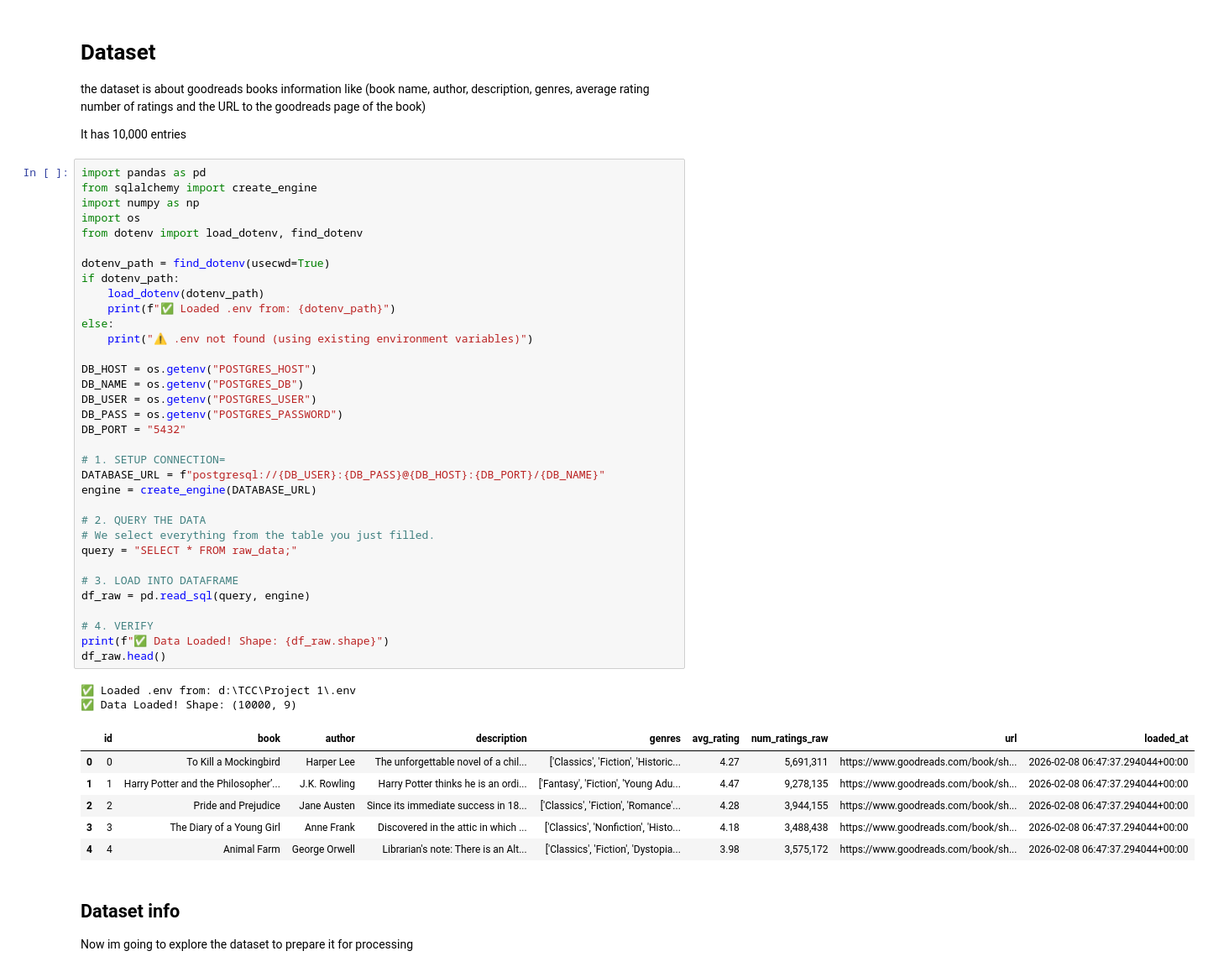
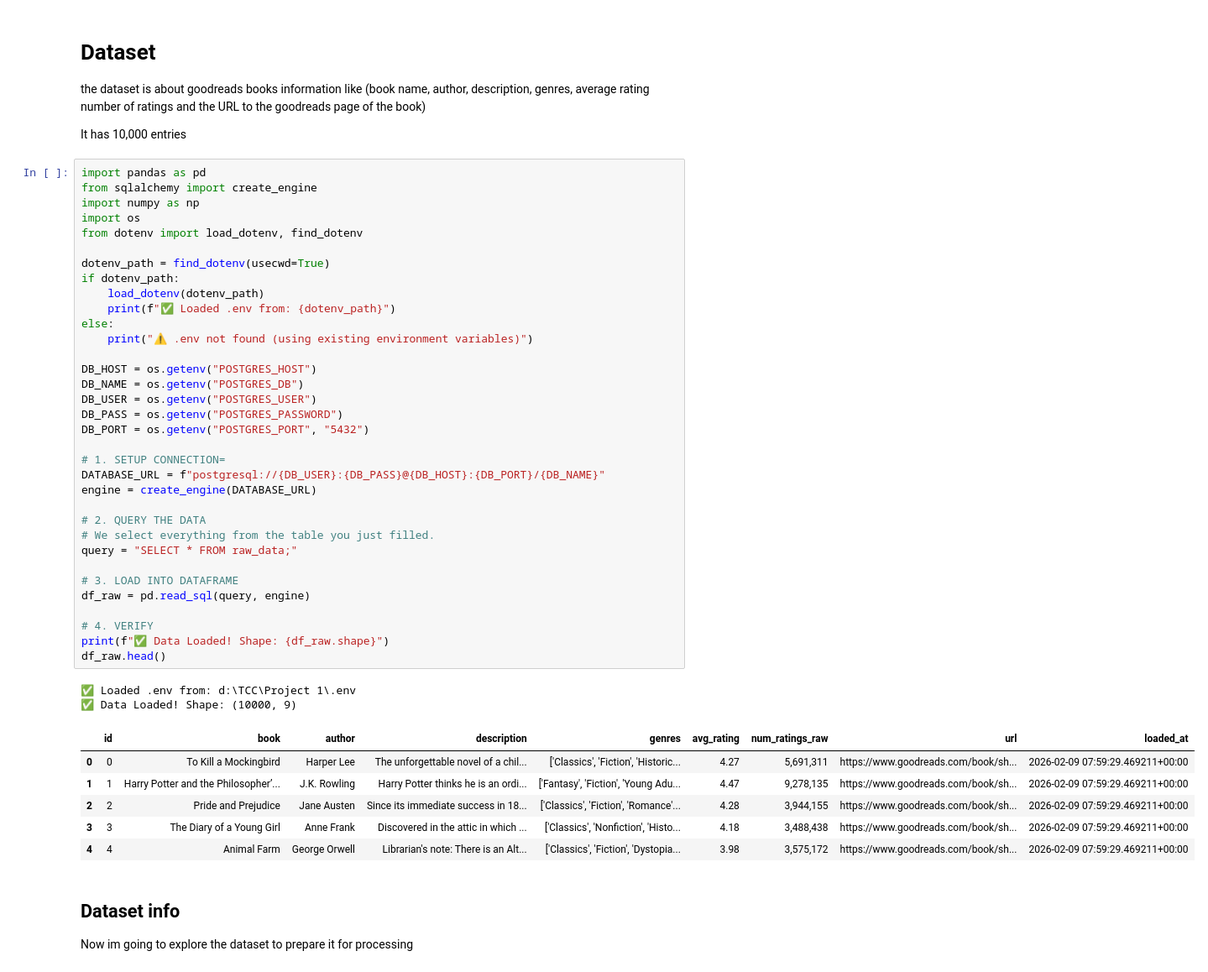
Before and after one commit to Yaser0l/Project-1, a Jupyter notebook: notebooks/EDA.ipynb, the cells around one changed output. Shown at 84% size. Cells and saved outputs as stored; diff of their text form.

```diff
--- a/notebooks/EDA.ipynb
+++ b/notebooks/EDA.ipynb
@@ -17,39 +17,39 @@ from dotenv import load_dotenv, find_dotenv
 dotenv_path = find_dotenv(usecwd=True)
 if dotenv_path:
     load_dotenv(dotenv_path)
     print(f"✅ Loaded .env from: {dotenv_path}")
 else:
     print("⚠️ .env not found (using existing environment variables)")
 
 DB_HOST = os.getenv("POSTGRES_HOST")
 DB_NAME = os.getenv("POSTGRES_DB")
 DB_USER = os.getenv("POSTGRES_USER")
 DB_PASS = os.getenv("POSTGRES_PASSWORD")
-DB_PORT = "5432"
+DB_PORT = os.getenv("POSTGRES_PORT", "5432")
 
 # 1. SETUP CONNECTION=
 DATABASE_URL = f"postgresql://{DB_USER}:{DB_PASS}@{DB_HOST}:{DB_PORT}/{DB_NAME}"
 engine = create_engine(DATABASE_URL)
 
 # 2. QUERY THE DATA
 # We select everything from the table you just filled.
 query = "SELECT * FROM raw_data;"
 
 # 3. LOAD INTO DATAFRAME
 df_raw = pd.read_sql(query, engine)
 
 # 4. VERIFY
 print(f"✅ Data Loaded! Shape: {df_raw.shape}")
 df_raw.head()
 # %% [output]
 ✅ Loaded .env from: d:\TCC\Project 1\.env
 ✅ Data Loaded! Shape: (10000, 9)
 |  | id | book | author | description | genres | avg_rating | num_ratings_raw | url | loaded_at |
-| 0 | 0 | To Kill a Mockingbird | Harper Lee | The unforgettable novel of a chil... | ['Classics', 'Fiction', 'Historic... | 4.27 | 5,691,311 | https://www.goodreads.com/book/sh... | 2026-02-08 06:47:37.294044+00:00 |
-| 1 | 1 | Harry Potter and the Philosopher’... | J.K. Rowling | Harry Potter thinks he is an ordi... | ['Fantasy', 'Fiction', 'Young Adu... | 4.47 | 9,278,135 | https://www.goodreads.com/book/sh... | 2026-02-08 06:47:37.294044+00:00 |
-| 2 | 2 | Pride and Prejudice | Jane Austen | Since its immediate success in 18... | ['Classics', 'Fiction', 'Romance'... | 4.28 | 3,944,155 | https://www.goodreads.com/book/sh... | 2026-02-08 06:47:37.294044+00:00 |
-| 3 | 3 | The Diary of a Young Girl | Anne Frank | Discovered in the attic in which ... | ['Classics', 'Nonfiction', 'Histo... | 4.18 | 3,488,438 | https://www.goodreads.com/book/sh... | 2026-02-08 06:47:37.294044+00:00 |
-| 4 | 4 | Animal Farm | George Orwell | Librarian's note: There is an Alt... | ['Classics', 'Fiction', 'Dystopia... | 3.98 | 3,575,172 | https://www.goodreads.com/book/sh... | 2026-02-08 06:47:37.294044+00:00 |
+| 0 | 0 | To Kill a Mockingbird | Harper Lee | The unforgettable novel of a chil... | ['Classics', 'Fiction', 'Historic... | 4.27 | 5,691,311 | https://www.goodreads.com/book/sh... | 2026-02-09 07:59:29.469211+00:00 |
+| 1 | 1 | Harry Potter and the Philosopher’... | J.K. Rowling | Harry Potter thinks he is an ordi... | ['Fantasy', 'Fiction', 'Young Adu... | 4.47 | 9,278,135 | https://www.goodreads.com/book/sh... | 2026-02-09 07:59:29.469211+00:00 |
+| 2 | 2 | Pride and Prejudice | Jane Austen | Since its immediate success in 18... | ['Classics', 'Fiction', 'Romance'... | 4.28 | 3,944,155 | https://www.goodreads.com/book/sh... | 2026-02-09 07:59:29.469211+00:00 |
+| 3 | 3 | The Diary of a Young Girl | Anne Frank | Discovered in the attic in which ... | ['Classics', 'Nonfiction', 'Histo... | 4.18 | 3,488,438 | https://www.goodreads.com/book/sh... | 2026-02-09 07:59:29.469211+00:00 |
+| 4 | 4 | Animal Farm | George Orwell | Librarian's note: There is an Alt... | ['Classics', 'Fiction', 'Dystopia... | 3.98 | 3,575,172 | https://www.goodreads.com/book/sh... | 2026-02-09 07:59:29.469211+00:00 |
 # %% [markdown]
 ## Dataset info
 Now im going to explore the dataset to prepare it for processing
```
Also changed, not shown: parts of 2 cells of this notebook, 8 other files.
